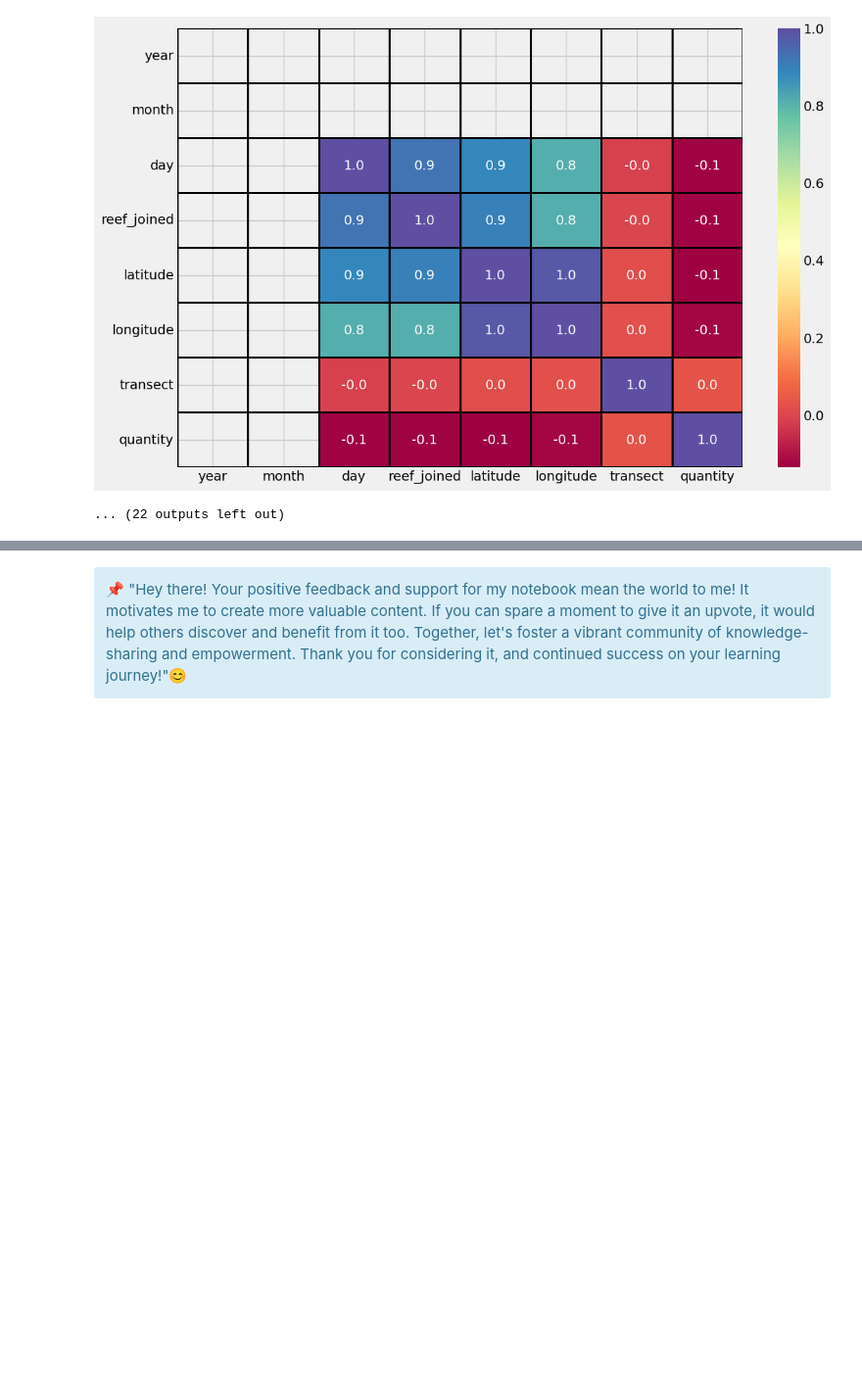
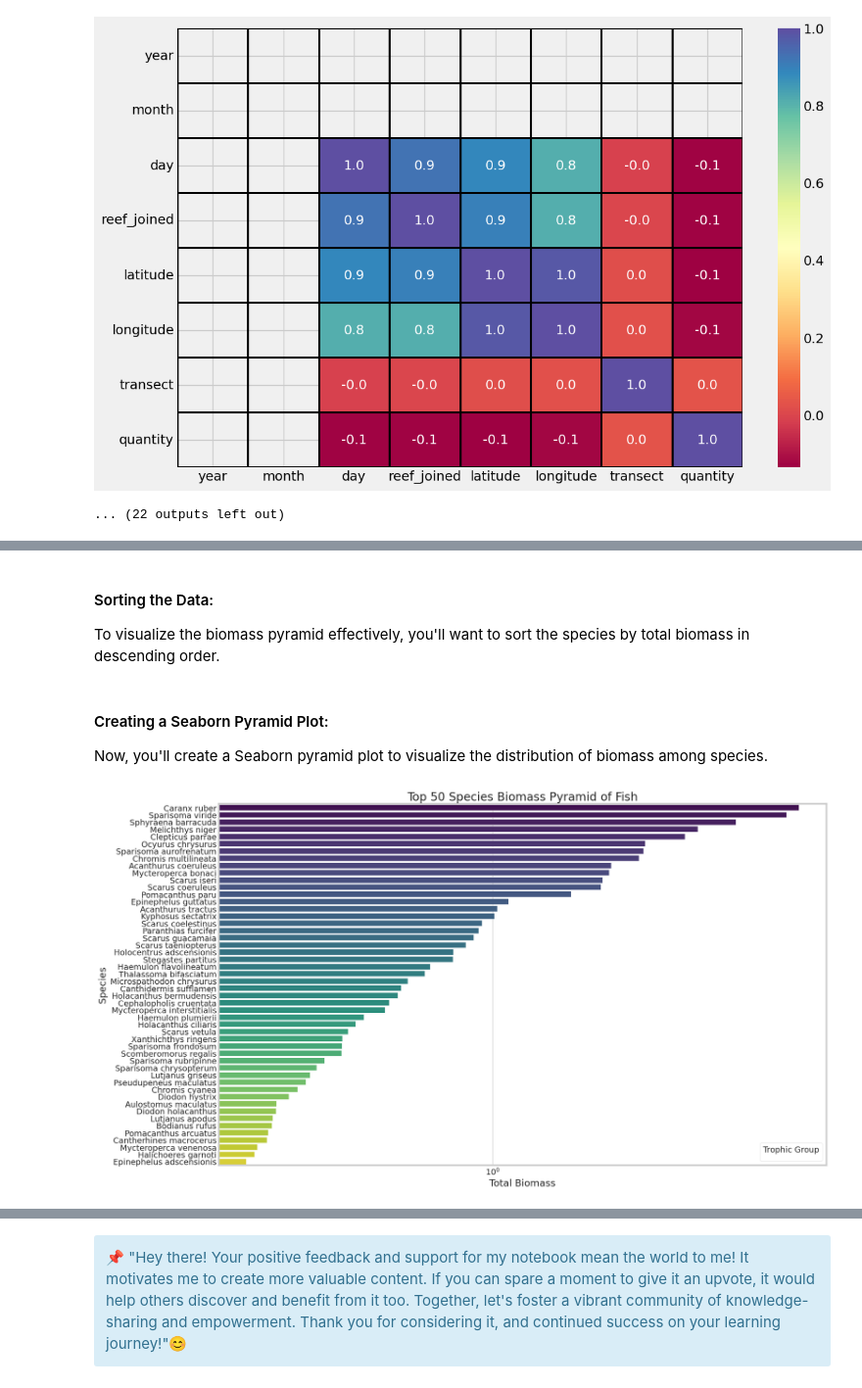
Before and after one commit to jcdumlao14/project2, a Jupyter notebook: fasteda-reef-ecological-data.ipynb, the cells around one changed output, grey strips where cells are left out. Shown at 98% size. Drawn from its saved outputs; the diff is of its cells as text; code cells hidden in the pictures; blank space fills up the shorter version.

Commit message:
Kaggle Notebook | FastEDA-Reef Ecological Data | Version 2

```diff
--- a/fasteda-reef-ecological-data.ipynb
+++ b/fasteda-reef-ecological-data.ipynb
@@ -152,0 +260,38 @@ DataFrame Correlation:
+# %%
+# Group data by 'species' and calculate total biomass
+biomass_data = fish_df.groupby('species')['biomass'].sum().reset_index()
+# %% [markdown]
+#### Sorting the Data:
+
+To visualize the biomass pyramid effectively, you'll want to sort the species by total biomass in descending order.
+# %%
+# Sort species by total biomass in descending order
+biomass_data = biomass_data.sort_values(by='biomass', ascending=False)
+# %% [markdown]
+#### Creating a Seaborn Pyramid Plot:
+
+Now, you'll create a Seaborn pyramid plot to visualize the distribution of biomass among species.
+# %%
+import seaborn as sns
+import matplotlib.pyplot as plt
+
+# Create Seaborn pyramid plot
+fig, axes = plt.subplots(nrows=1, ncols=1, figsize=(18, 10))  # Create a single subplot
+
+# First subplot
+sns.set_style("whitegrid")
+sns.barplot(x='biomass', y='species', data=biomass_data[:50], palette='viridis', ax=axes)  # Top 20 species
+axes.set_xlabel('Total Biomass')
+axes.set_ylabel('Species')
+axes.set_title('Top 50 Species Biomass Pyramid of Fish')
+axes.set_xscale('log')  # Use logarithmic scale for better visualization
+
+# Create a legend for the first subplot
+axes.legend(title='Trophic Group', loc='lower right')
+
+# Adjust spacing to prevent overlapping species names
+plt.tight_layout()
+
+plt.show()
+# %% [output]
+[figure, added]
```
Also changed, not shown: parts of 21 cells of this notebook.
